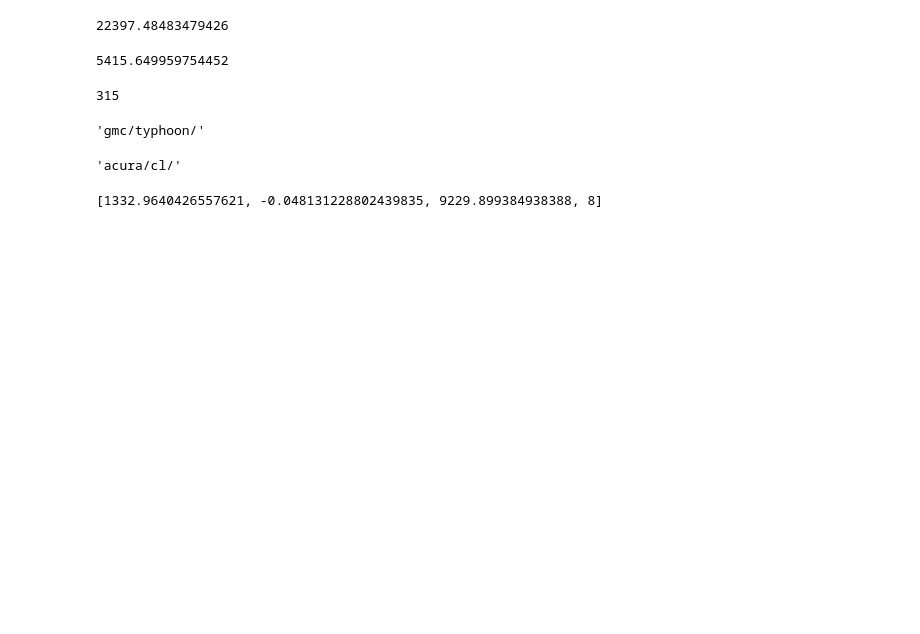
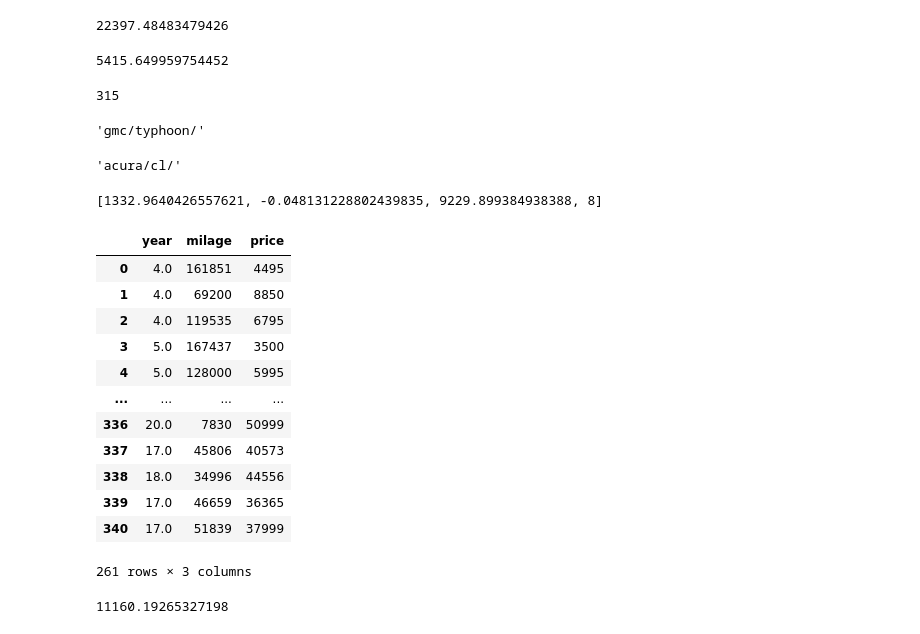
Before and after one commit to albud187/vehicle_pricing_model, a Jupyter notebook: autotrader.ipynb, the cells around one changed output. Cells and saved outputs as stored; diff of their text form; code cells hidden in the pictures; blank space fills up the shorter version.

Commit message:
model complete

```diff
--- a/autotrader.ipynb
+++ b/autotrader.ipynb
@@ -304,6 +301,22 @@ acura_cl = price_model[make_models['Acura'][0]]
 2005*acura_cl[0]+acura_cl[1]
 # %% [output]
 [1332.9640426557621, -0.048131228802439835, 9229.899384938388, 8]
+# %%
+input_df
+# %% [output]
+|  | year | milage | price |
+| 0 | 4.0 | 161851 | 4495 |
+| 1 | 4.0 | 69200 | 8850 |
+| 2 | 4.0 | 119535 | 6795 |
+| 3 | 5.0 | 167437 | 3500 |
+| 4 | 5.0 | 128000 | 5995 |
+| ... | ... | ... | ... |
+| 336 | 20.0 | 7830 | 50999 |
+| 337 | 17.0 | 45806 | 40573 |
+| 338 | 18.0 | 34996 | 44556 |
+| 339 | 17.0 | 46659 | 36365 |
+| 340 | 17.0 | 51839 | 37999 |
+261 rows × 3 columns
 # %%
 # inputs:
 #make/model
@@ -312,0 +337,7 @@ acura_cl = price_model[make_models['Acura'][0]]
+# %%
+year = 2015
+milage = 100000
+make_model = make_models['Toyota'][6]
+price_reccomendation(year, milage, make_model, price_model)
+# %% [output]
+11160.19265327198
```
Also changed, not shown: parts of 4 cells of this notebook.
